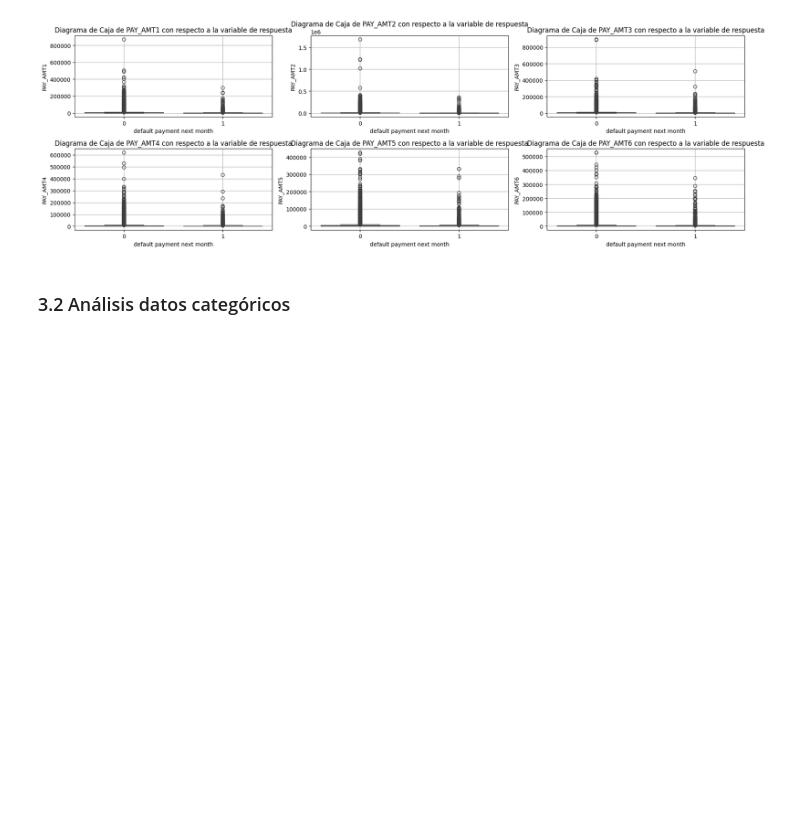
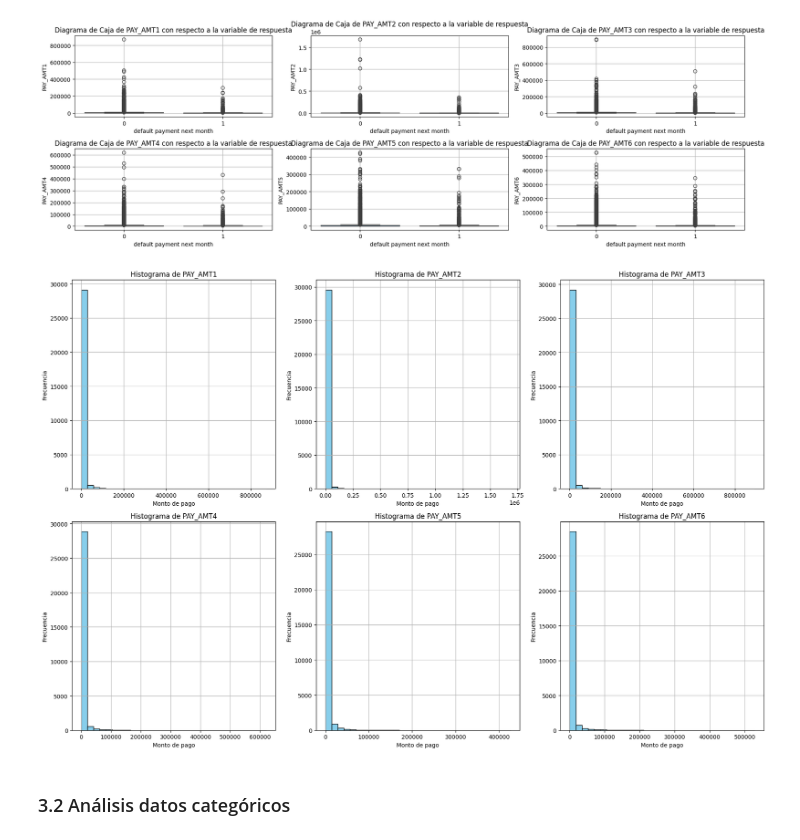
Before and after one commit to vcalderonmol/Proyecto2, a Jupyter notebook: Tarea 3.ipynb, the cells around one changed output. Saved outputs shown, nothing was run; the diff lists cells and outputs as text; code cells hidden in the pictures; blank space fills up the shorter version.

```diff
--- a/Tarea 3.ipynb
+++ b/Tarea 3.ipynb
@@ -478,6 +526,21 @@ plt.tight_layout()
 plt.show()
 # %% [output]
 [figure]
+# %%
+
+plt.figure(figsize=(18, 12))
+for i in range(1, 7):
+    plt.subplot(2, 3, i)  # Ajusta la configuración de los subplots
+    plt.hist(data_df['PAY_AMT{}'.format(i)], bins=30, color='skyblue', edgecolor='black')
+    plt.title('Histograma de PAY_AMT{}'.format(i))
+    plt.xlabel('Monto de pago')
+    plt.ylabel('Frecuencia')
+    plt.grid(True)
+
+plt.tight_layout()
+plt.show()
+# %% [output]
+[figure, added]
 # %% [markdown]
 ### 3.2 Análisis datos categóricos
 # %%
```
Also changed, not shown: parts of 3 cells of this notebook.
